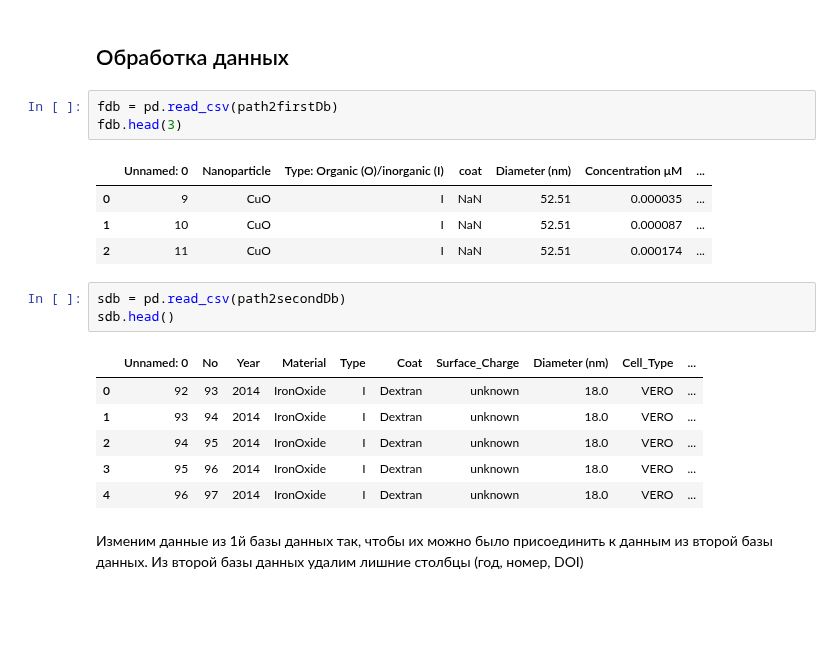
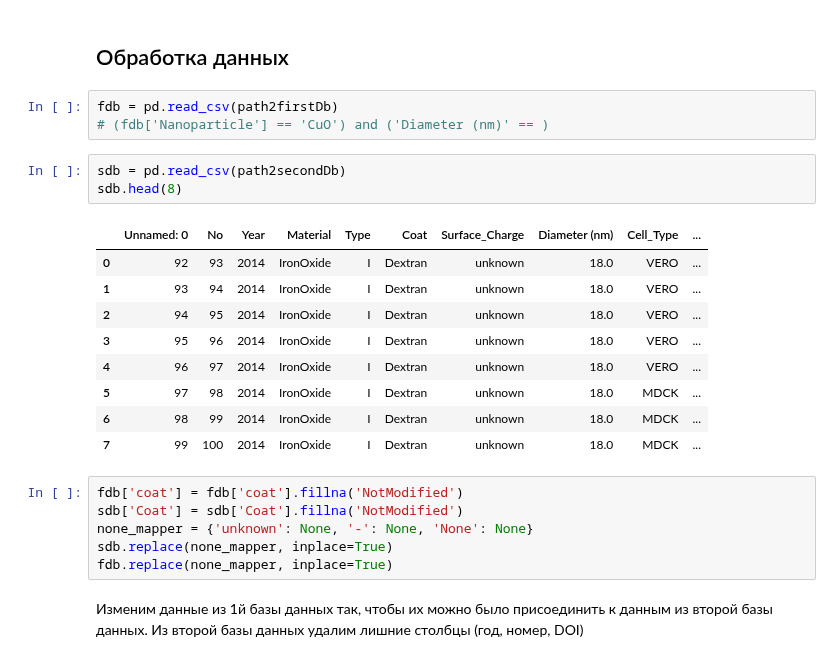
Before and after one commit to dobrotvorn/DataCon23, a Jupyter notebook: Mini_task1.ipynb, the cells around one changed output. Drawn from its saved outputs; the diff is of its cells as text; blank space fills up the shorter version.

```diff
--- a/Mini_task1.ipynb
+++ b/Mini_task1.ipynb
@@ -90,22 +90,26 @@ To: /content/secondDb.csv
 ## Обработка данных
 # %%
 fdb = pd.read_csv(path2firstDb)
-fdb.head(3)
+# (fdb['Nanoparticle'] == 'CuO') and ('Diameter (nm)' == )
-# %% [output]
-|  | Unnamed: 0 | Nanoparticle | Type: Organic (O)/inorganic (I) | coat | Diameter (nm) | Concentration μM | ... |
-| 0 | 9 | CuO | I | NaN | 52.51 | 0.000035 | ... |
-| 1 | 10 | CuO | I | NaN | 52.51 | 0.000087 | ... |
-| 2 | 11 | CuO | I | NaN | 52.51 | 0.000174 | ... |
 # %%
 sdb = pd.read_csv(path2secondDb)
-sdb.head()
+sdb.head(8)
 # %% [output]
 |  | Unnamed: 0 | No | Year | Material | Type | Coat | Surface_Charge | Diameter (nm) | Cell_Type | ... |
 | 0 | 92 | 93 | 2014 | IronOxide | I | Dextran | unknown | 18.0 | VERO | ... |
 | 1 | 93 | 94 | 2014 | IronOxide | I | Dextran | unknown | 18.0 | VERO | ... |
 | 2 | 94 | 95 | 2014 | IronOxide | I | Dextran | unknown | 18.0 | VERO | ... |
 | 3 | 95 | 96 | 2014 | IronOxide | I | Dextran | unknown | 18.0 | VERO | ... |
 | 4 | 96 | 97 | 2014 | IronOxide | I | Dextran | unknown | 18.0 | VERO | ... |
+| 5 | 97 | 98 | 2014 | IronOxide | I | Dextran | unknown | 18.0 | MDCK | ... |
+| 6 | 98 | 99 | 2014 | IronOxide | I | Dextran | unknown | 18.0 | MDCK | ... |
+| 7 | 99 | 100 | 2014 | IronOxide | I | Dextran | unknown | 18.0 | MDCK | ... |
+# %%
+fdb['coat'] = fdb['coat'].fillna('NotModified')
+sdb['Coat'] = sdb['Coat'].fillna('NotModified')
+none_mapper = {'unknown': None, '-': None, 'None': None}
+sdb.replace(none_mapper, inplace=True)
+fdb.replace(none_mapper, inplace=True)
 # %% [markdown]
 Изменим данные из 1й базы данных так, чтобы их можно было присоединить к данным из второй базы данных. Из второй базы данных удалим лишние столбцы (год, номер, DOI)
 # %%
```
Also changed, not shown: parts of 19 cells of this notebook.
